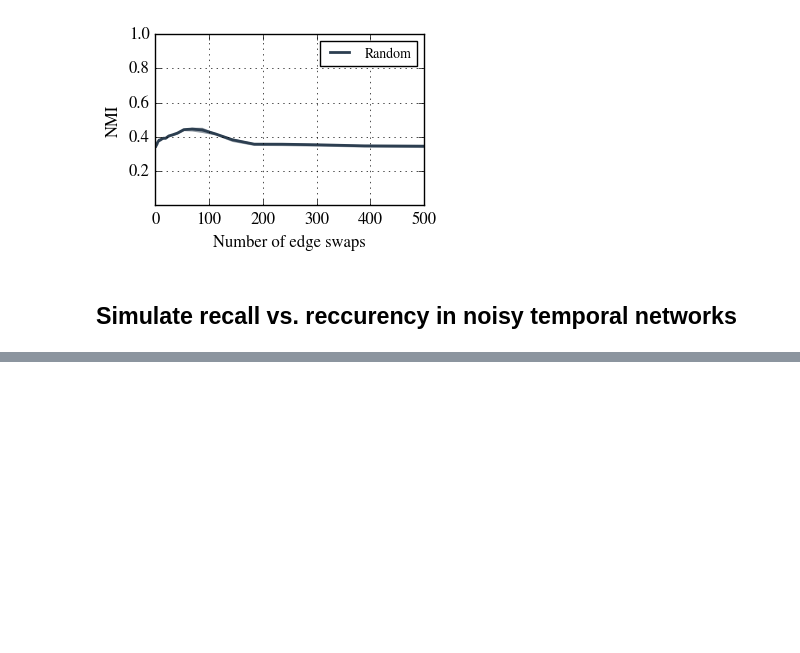
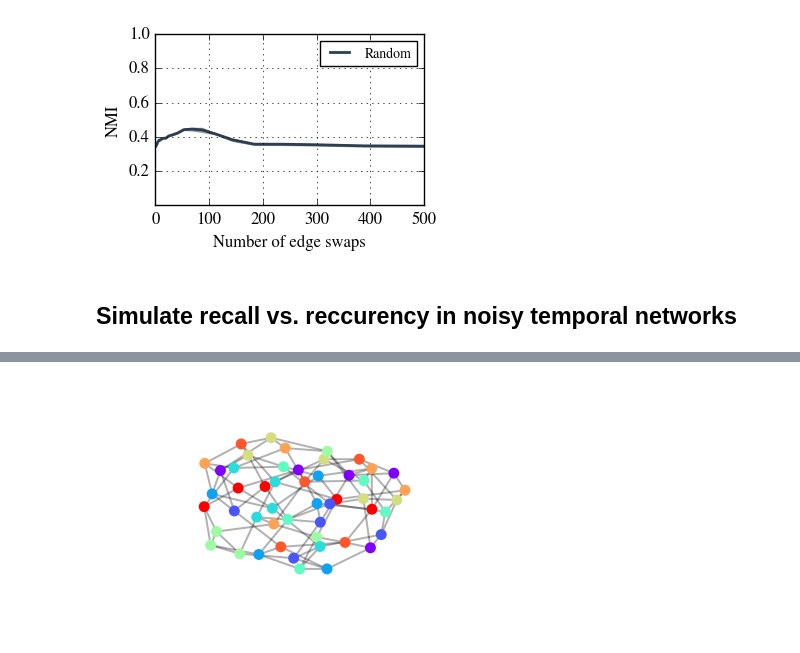
Before and after one commit to ulfaslak/recurrent_communities, a Jupyter notebook: Playspace.ipynb, the cells around one changed output, grey strips where cells are left out. Cells and saved outputs as stored; diff of their text form; code cells hidden in the pictures; blank space fills up the shorter version.

```diff
--- a/Playspace.ipynb
+++ b/Playspace.ipynb
@@ -769,0 +863,4 @@ ImportError: No module named pydotplus
+# %%
+ulf.draw(G, partition=partition)
+# %% [output]
+[figure, added]
```
Also changed, not shown: parts of 12 cells of this notebook, 1 other file.
